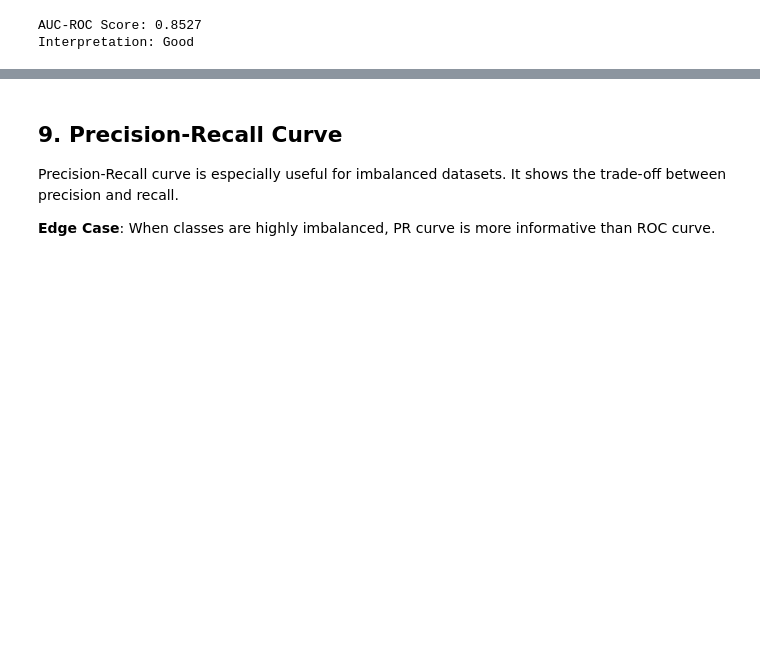
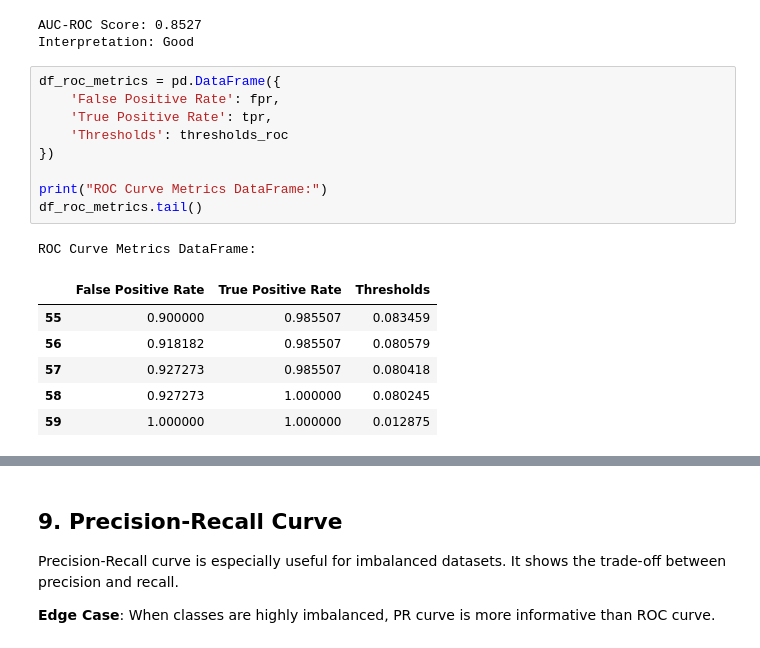
Before and after one commit to varunchach/eval_metrics_class_imbalance, a Jupyter notebook: demo_ml.ipynb, the cells around one changed output, grey strips where cells are left out. Cells and saved outputs as stored; diff of their text form; blank space fills up the shorter version.

```diff
--- a/demo_ml.ipynb
+++ b/demo_ml.ipynb
@@ -418,6 +471,23 @@ print(f"Interpretation: {'Excellent' if roc_auc > 0.9 else 'Good' if roc_auc > 0
 # %% [output]
 AUC-ROC Score: 0.8527
 Interpretation: Good
+# %%
+df_roc_metrics = pd.DataFrame({
+    'False Positive Rate': fpr,
+    'True Positive Rate': tpr,
+    'Thresholds': thresholds_roc
+})
+
+print("ROC Curve Metrics DataFrame:")
+df_roc_metrics.tail()
+# %% [output]
+ROC Curve Metrics DataFrame:
+|  | False Positive Rate | True Positive Rate | Thresholds |
+| 55 | 0.900000 | 0.985507 | 0.083459 |
+| 56 | 0.918182 | 0.985507 | 0.080579 |
+| 57 | 0.927273 | 0.985507 | 0.080418 |
+| 58 | 0.927273 | 1.000000 | 0.080245 |
+| 59 | 1.000000 | 1.000000 | 0.012875 |
 # %%
 # Plot ROC curve
 plt.figure(figsize=(8, 6))
```
Also changed, not shown: parts of 28 cells of this notebook.
